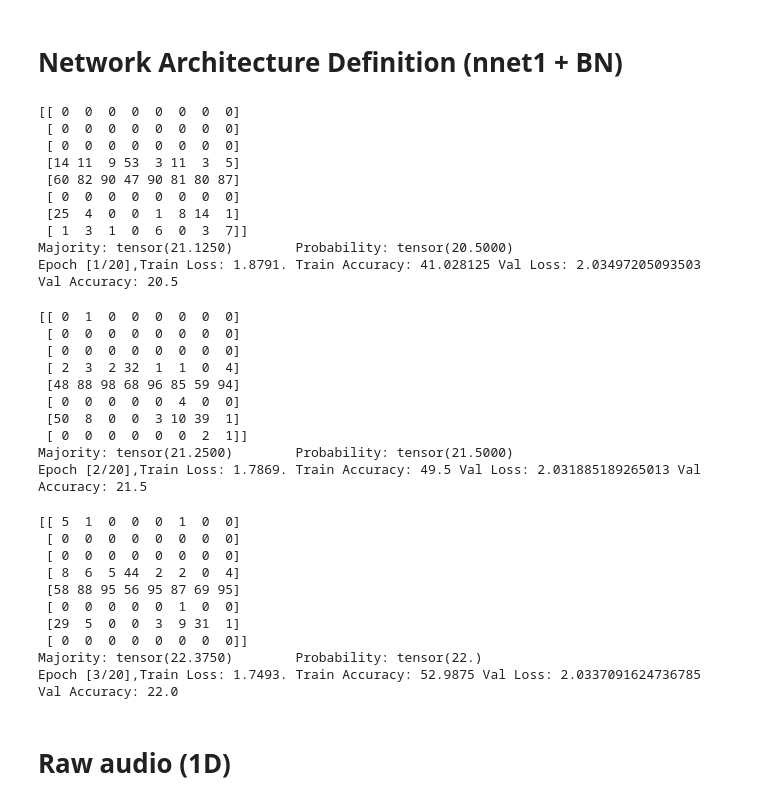
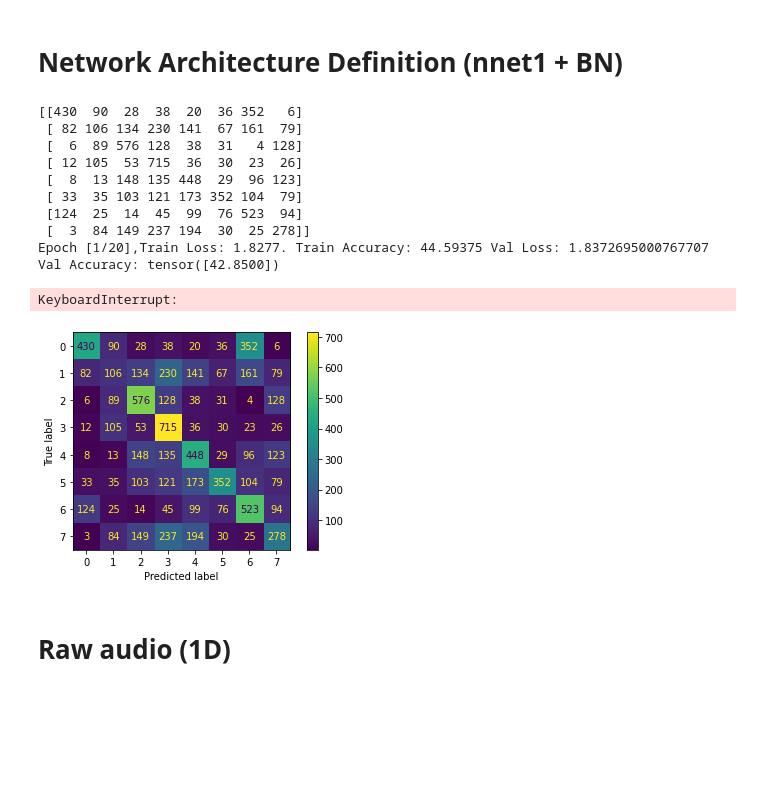
Before and after one commit to davidecolussi/NN_music_genre_recognition, a Jupyter notebook: Networks.ipynb, the cells around one changed output. Cells and saved outputs as stored; diff of their text form; code cells hidden in the pictures; blank space fills up the shorter version.

Commit message:
Fixed some errors in NNet1_BN to improve performance

```diff
--- a/Networks.ipynb
+++ b/Networks.ipynb
@@ -299,7 +276,7 @@ def train(model, dataset, batch_size, num_epochs, learning_rate, verbose = False
     train_acc_list=[]
     counted_labels=[0,0,0,0,0,0,0,0]
 
-    optimizer = torch.optim.Adam(model.parameters(), lr=learning_rate)
+    optimizer = torch.optim.Adam(model.parameters(), lr=learning_rate, weight_decay=1e-5)
     criterion = nn.CrossEntropyLoss()
 
     if not isinstance(dataset, Dataset):
@@ -448,20 +425,20 @@ class NNet1_BN(nn.Module):
     def __init__(self):
         super(NNet1_BN, self).__init__()
 
-        self.conv1 = nn.Conv2d(1, 128, kernel_size=(4, 513), stride=(1, 513))
+        self.conv1 = nn.Conv2d(1, 128, kernel_size=(4, 513))
         self.bn1 = nn.BatchNorm2d(128)
         self.relu = nn.ReLU()
 
         self.maxpool1 = nn.MaxPool2d(kernel_size=(2, 1))
-        self.conv2 = nn.Conv2d(128, 128, kernel_size=(4, 1), stride=(1, 513))
+        self.conv2 = nn.Conv2d(128, 128, kernel_size=(4, 1))
         self.bn2 = nn.BatchNorm2d(128)
         self.maxpool2 = nn.MaxPool2d(kernel_size=(2, 1))
-        self.conv3 = nn.Conv2d(128, 256, kernel_size=(4, 1), stride=(1, 513))
+        self.conv3 = nn.Conv2d(128, 256, kernel_size=(4, 1))
         self.bn3 = nn.BatchNorm2d(256)
         self.avgpool = nn.AvgPool2d(kernel_size=(26, 1))
         self.maxpool = nn.MaxPool2d(kernel_size=(26, 1))
         self.flatten = nn.Flatten()
-        self.dropout = nn.Dropout(0.3)
+        self.dropout = nn.Dropout(0.2)
         self.dense1 = nn.Linear(512, 300)
         self.bn4 = nn.BatchNorm1d(300)
         self.dense2 = nn.Linear(300, 150)
@@ -473,25 +450,23 @@ class NNet1_BN(nn.Module):
         x = self.conv1(x)
         x = self.bn1(x)
         x = self.relu(x)
-        x = self.dropout(x)
         x = self.maxpool1(x)
         x = self.conv2(x)
         x = self.bn2(x)
         x = self.relu(x)
-        x = self.dropout(x)
         x = self.maxpool2(x)
         x = self.conv3(x)
         x = self.bn3(x)
-        x = self.dropout(x)
         x_avg = self.avgpool(x)
         x_max = self.maxpool(x)
         x = torch.cat([x_avg, x_max], dim=1)
         x = self.flatten(x)
         x = self.dense1(x)
+        x = self.dropout(x)
         x = self.bn4(x)
-
         x = self.relu(x)
         x = self.dense2(x)
+        x = self.dropout(x)
         x = self.bn5(x)
         x = self.relu(x)
         x = self.dense3(x)
@@ -500,38 +475,19 @@ class NNet1_BN(nn.Module):
 # %%
 model_NNet1_BN = NNet1_BN()
 
-train_loss_list, train_acc_list, val_loss_list, val_acc_list =train(model_NNet1_BN, train_dataset, batch_size=128, num_epochs=20, learning_rate=0.0001)
+train_loss_list, train_acc_list, val_loss_list, val_acc_list =train(model_NNet1_BN, train_dataset, batch_size=128, num_epochs=20, learning_rate=0.001)
 # %% [output]
-[[ 0  0  0  0  0  0  0  0]
- [ 0  0  0  0  0  0  0  0]
- [ 0  0  0  0  0  0  0  0]
- [14 11  9 53  3 11  3  5]
- [60 82 90 47 90 81 80 87]
- [ 0  0  0  0  0  0  0  0]
- [25  4  0  0  1  8 14  1]
- [ 1  3  1  0  6  0  3  7]]
-Majority: tensor(21.1250)        Probability: tensor(20.5000)
-Epoch [1/20],Train Loss: 1.8791. Train Accuracy: 41.028125 Val Loss: 2.03497205093503 Val Accuracy: 20.5
+[[430  90  28  38  20  36 352   6]
+ [ 82 106 134 230 141  67 161  79]
+ [  6  89 576 128  38  31   4 128]
+ [ 12 105  53 715  36  30  23  26]
+ [  8  13 148 135 448  29  96 123]
+ [ 33  35 103 121 173 352 104  79]
+ [124  25  14  45  99  76 523  94]
+ [  3  84 149 237 194  30  25 278]]
+Epoch [1/20],Train Loss: 1.8277. Train Accuracy: 44.59375 Val Loss: 1.8372695000767707 Val Accuracy: tensor([42.8500])
-[[ 0  1  0  0  0  0  0  0]
- [ 0  0  0  0  0  0  0  0]
- [ 0  0  0  0  0  0  0  0]
- [ 2  3  2 32  1  1  0  4]
- [48 88 98 68 96 85 59 94]
- [ 0  0  0  0  0  4  0  0]
- [50  8  0  0  3 10 39  1]
- [ 0  0  0  0  0  0  2  1]]
-Majority: tensor(21.2500)        Probability: tensor(21.5000)
-Epoch [2/20],Train Loss: 1.7869. Train Accuracy: 49.5 Val Loss: 2.031885189265013 Val Accuracy: 21.5
+KeyboardInterrupt:
-[[ 5  1  0  0  0  1  0  0]
- [ 0  0  0  0  0  0  0  0]
- [ 0  0  0  0  0  0  0  0]
- [ 8  6  5 44  2  2  0  4]
- [58 88 95 56 95 87 69 95]
- [ 0  0  0  0  0  1  0  0]
- [29  5  0  0  3  9 31  1]
- [ 0  0  0  0  0  0  0  0]]
-Majority: tensor(22.3750)        Probability: tensor(22.)
-Epoch [3/20],Train Loss: 1.7493. Train Accuracy: 52.9875 Val Loss: 2.0337091624736785 Val Accuracy: 22.0
+[figure, added]
 # %% [markdown]
 # Raw audio (1D)
 # %% [markdown]
```
Also changed, not shown: parts of 2 cells of this notebook.
